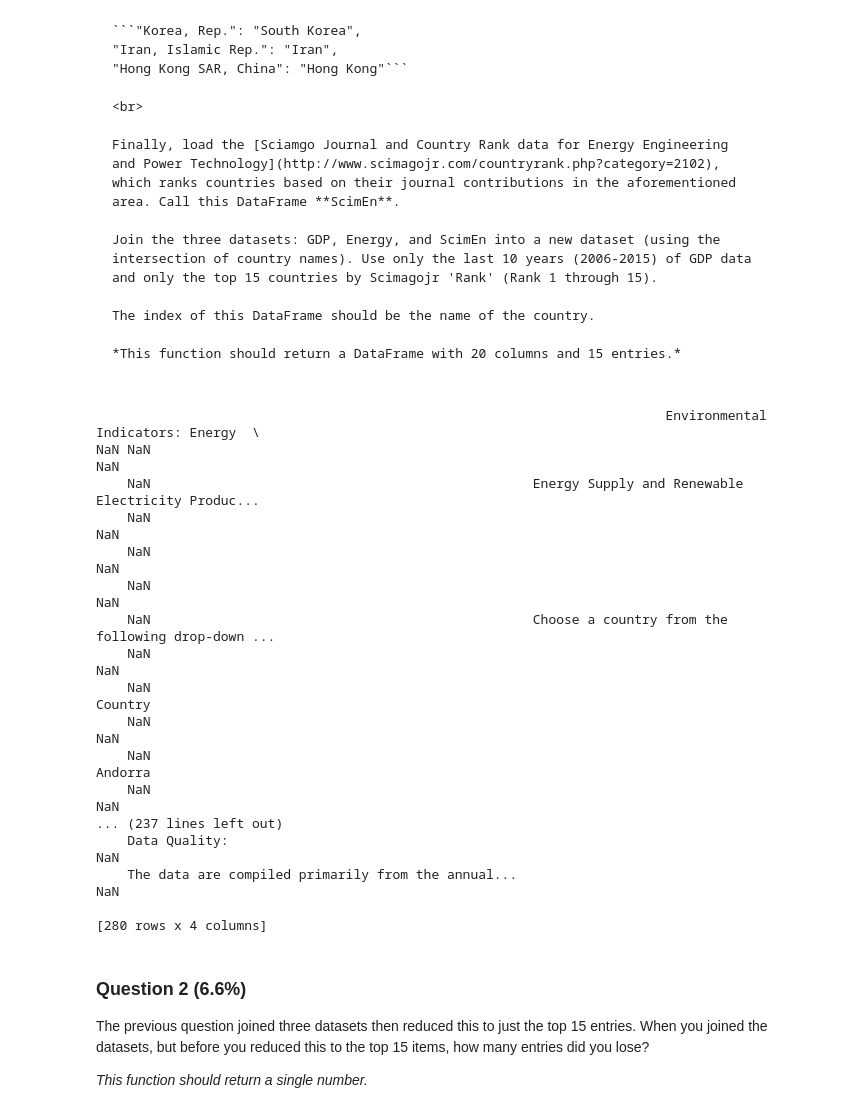
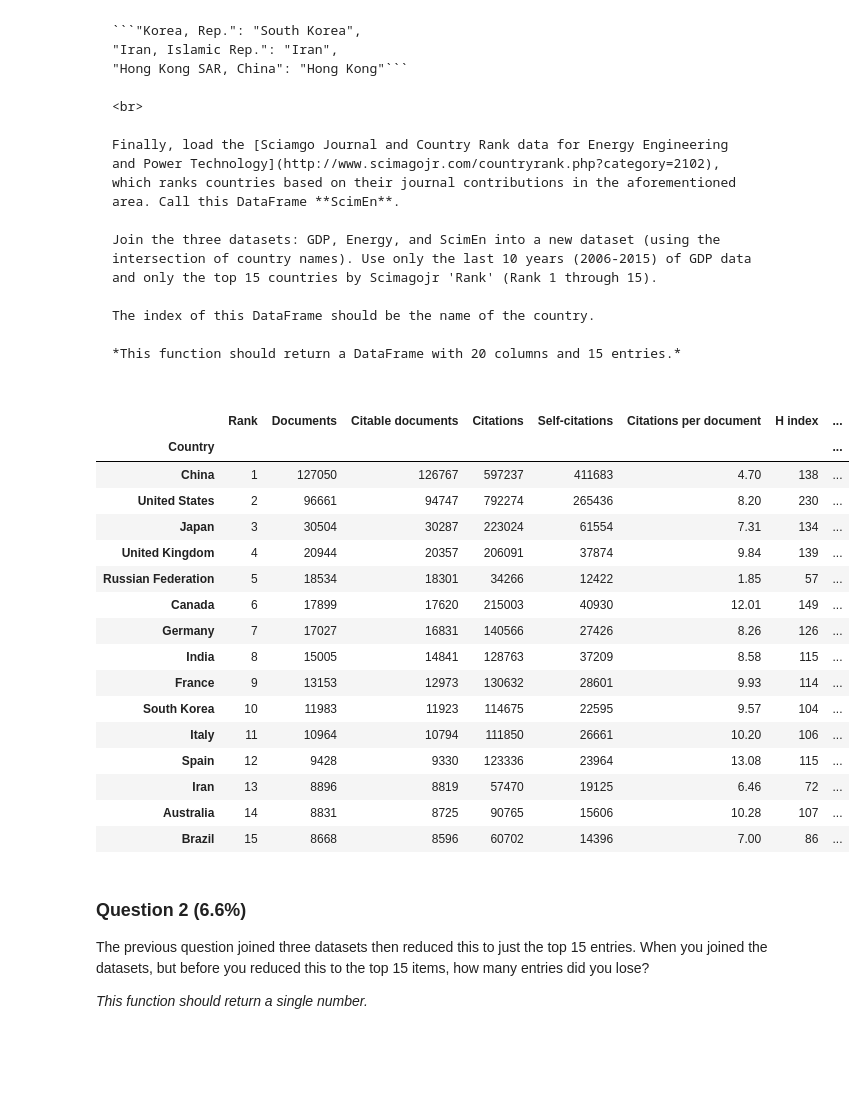
Before and after one commit to chinmaydas96/Introduction-to-Data-Science-in-Python, a Jupyter notebook: Assignment+3.ipynb, the cells around one changed output. Saved outputs shown, nothing was run; the diff lists cells and outputs as text; code cells hidden in the pictures; blank space fills up the shorter version.

```diff
--- a/Assignment+3.ipynb
+++ b/Assignment+3.ipynb
@@ -45,31 +45,27 @@ Join the three datasets: GDP, Energy, and ScimEn into a new dataset (using the i
 The index of this DataFrame should be the name of the country.
 
 *This function should return a DataFrame with 20 columns and 15 entries.*
-# %%
-import pandas as pd
-df = pd.read_excel('Energy Indicators.xls',header = 1,skip_footer=1)
-#xl = pd.ExcelFile("Energy Indicators.xls")
-#print (xl.sheet_names)
-
-#df = df.parse(df)
-print (df)
-def answer_one():
-    return "ANSWER"
-# %% [output]
-                                                                         Environmental Indicators: Energy  \
-NaN NaN                                                                                               NaN
-    NaN                                                 Energy Supply and Renewable Electricity Produc...
-    NaN                                                                                               NaN
-    NaN                                                                                               NaN
-    NaN                                                                                               NaN
-    NaN                                                 Choose a country from the following drop-down ...
-    NaN                                                                                               NaN
-    NaN                                                                                           Country
-    NaN                                                                                               NaN
-    NaN                                                                                           Andorra
-    NaN                                                                                               NaN
-... (237 lines left out)
-    Data Quality:                                                                                     NaN
-    The data are compiled primarily from the annual...                                                NaN
-
-[280 rows x 4 columns]
+# %%
+import pandas as pd
+energy = pd.read_excel('Energy Indicators.xls')
+energy = energy[16:243]
+energy = energy.drop(energy.columns[[0, 1]], axis=1)
+energy = energy.rename(index=str, columns={"Environmental Indicators: Energy": "Country","Unnamed: 3":'Energy Supply',
+                              "Unnamed: 4":'Energy Supply per Capita',"Unnamed: 5":'% Renewable'})
+
+# Handle irregular value in columns with numerical value
+for col in energy.columns[1:]:
+    energy[col] = energy[col].apply(pd.to_numeric, errors='coerce')
+energy['Energy Supply'] = energy['Energy Supply'] * 1000000
+
+#Changing country name
+di =[ "South Korea","United States","United Kingdom","China", "Hong Kong"]
+energy = energy.reset_index()
+energy = energy.drop(energy.columns[0],axis=1)
+energy.set_value(214,'Country', di[2])
+energy.set_value(43,'Country',di[4])
+energy.set_value(164,'Country',di[0])
+energy.set_value(216,'Country',di[1])
+#energy.set_value(44,'Country',di[3])
+energy['Country'] = energy['Country'].str.replace(r" \(.*\)","")
+energy['Country'] = energy['Country'].str.replace(r"\d+","")
@@ -76,3 +85,28 @@ NaN NaN
+# %%
+def answer_one():
+    df = pd.merge(ScimEn_m,energy,how='inner',left_on='Country',right_on='Country')
+    final_df = pd.merge(df,GDP_m,how='inner',left_on='Country',right_on='Country')
+    final_df = final_df.set_index('Country')
+    return final_df
+answer_one()
+# %% [output]
+|  | Rank | Documents | Citable documents | Citations | Self-citations | Citations per document | H index | ... |
+| Country |  |  |  |  |  |  |  | ... |
+| China | 1 | 127050 | 126767 | 597237 | 411683 | 4.70 | 138 | ... |
+| United States | 2 | 96661 | 94747 | 792274 | 265436 | 8.20 | 230 | ... |
+| Japan | 3 | 30504 | 30287 | 223024 | 61554 | 7.31 | 134 | ... |
+| United Kingdom | 4 | 20944 | 20357 | 206091 | 37874 | 9.84 | 139 | ... |
+| Russian Federation | 5 | 18534 | 18301 | 34266 | 12422 | 1.85 | 57 | ... |
+| Canada | 6 | 17899 | 17620 | 215003 | 40930 | 12.01 | 149 | ... |
+| Germany | 7 | 17027 | 16831 | 140566 | 27426 | 8.26 | 126 | ... |
+| India | 8 | 15005 | 14841 | 128763 | 37209 | 8.58 | 115 | ... |
+| France | 9 | 13153 | 12973 | 130632 | 28601 | 9.93 | 114 | ... |
+| South Korea | 10 | 11983 | 11923 | 114675 | 22595 | 9.57 | 104 | ... |
+| Italy | 11 | 10964 | 10794 | 111850 | 26661 | 10.20 | 106 | ... |
+| Spain | 12 | 9428 | 9330 | 123336 | 23964 | 13.08 | 115 | ... |
+| Iran | 13 | 8896 | 8819 | 57470 | 19125 | 6.46 | 72 | ... |
+| Australia | 14 | 8831 | 8725 | 90765 | 15606 | 10.28 | 107 | ... |
+| Brazil | 15 | 8668 | 8596 | 60702 | 14396 | 7.00 | 86 | ... |
 # %% [markdown]
 ### Question 2 (6.6%)
 The previous question joined three datasets then reduced this to just the top 15 entries. When you joined the datasets, but before you reduced this to the top 15 items, how many entries did you lose?
```
Also changed, not shown: parts of 30 cells of this notebook, 1 other file.
